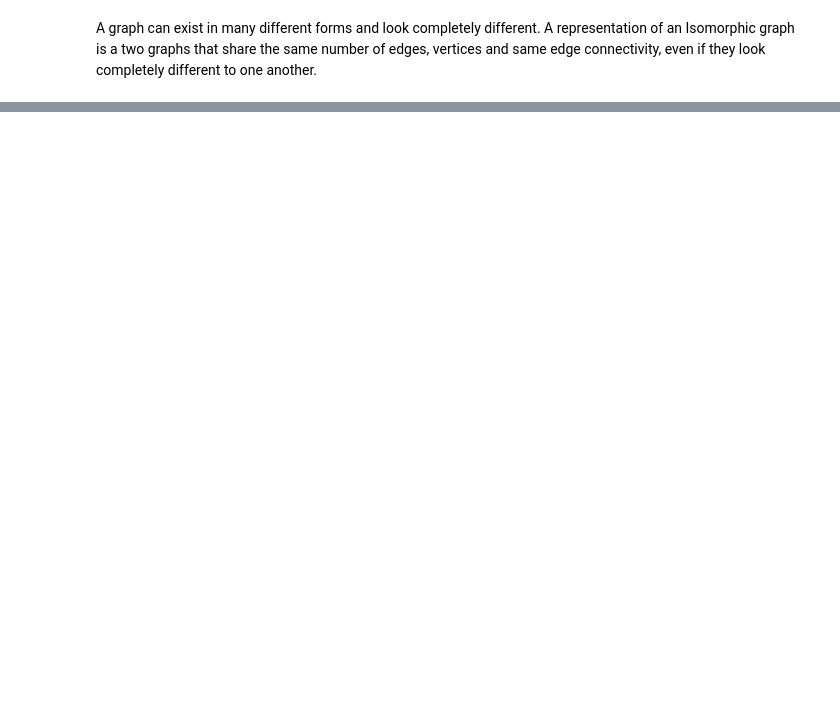
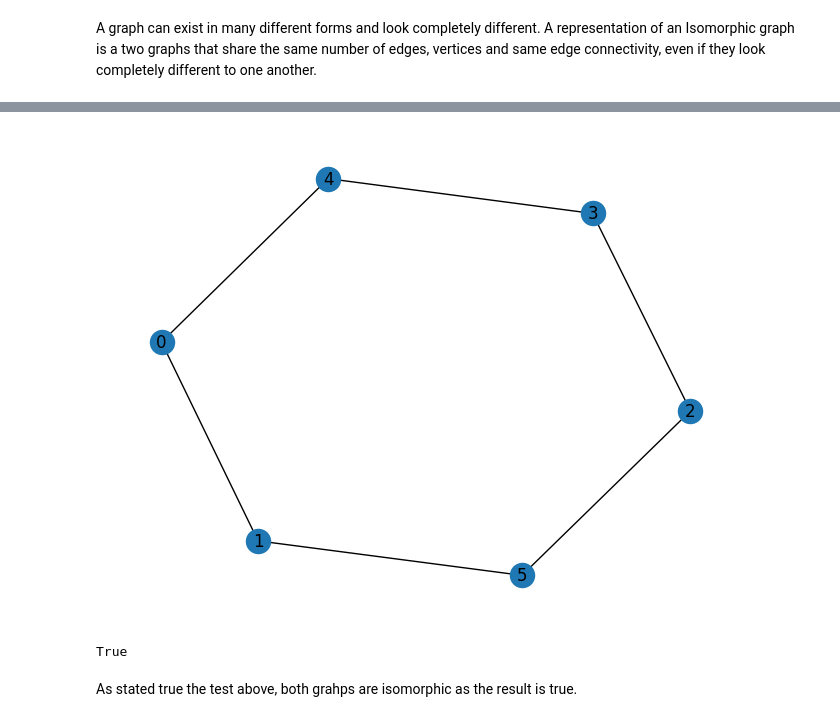
Before and after one commit to DanielFitzsimons/graph-theory-proj, a Jupyter notebook: graph-isomorphism.ipynb, the cells around one changed output, grey strips where cells are left out. Cells and saved outputs as stored; diff of their text form; code cells hidden in the pictures; blank space fills up the shorter version.

```diff
--- a/graph-isomorphism.ipynb
+++ b/graph-isomorphism.ipynb
@@ -30,0 +52,22 @@ Vetices: Vertex, represents the node on a graph or point.</p>
+# %%
+import networkx as nx
+import numpy as np
+
+params = {'node_color': 'lightblue', 'node_size' : 700, 'font_size': 18, 'with_labels': True}
+
+g1 = nx.Graph()
+
+g2 = nx.Graph()
+
+# creates the edges
+e1 = ((3, 2), (2,1), (1,4), (4,5), (5,6) ,(6,3))
+
+e2 = ((0, 4) , (1, 0) , (2, 5) , (3, 2), (4, 3), (5,1))
+
+# adds the edges.
+g1.add_edges_from(e1)
+
+g2.add_edges_from(e2)
+
+# draws graph 1
+nx.draw_circular(g1, **params)
@@ -30,0 +76,10 @@ Vetices: Vertex, represents the node on a graph or point.</p>
+# %%
+nx.draw(g2, with_labels=1)
+# %% [output]
+[figure, added]
+# %%
+nx.is_isomorphic(g1,g2)
+# %% [output]
+True
+# %% [markdown]
+As stated true the test above, both grahps are isomorphic as the result is true.
```
Also changed, not shown: parts of 11 cells of this notebook.
